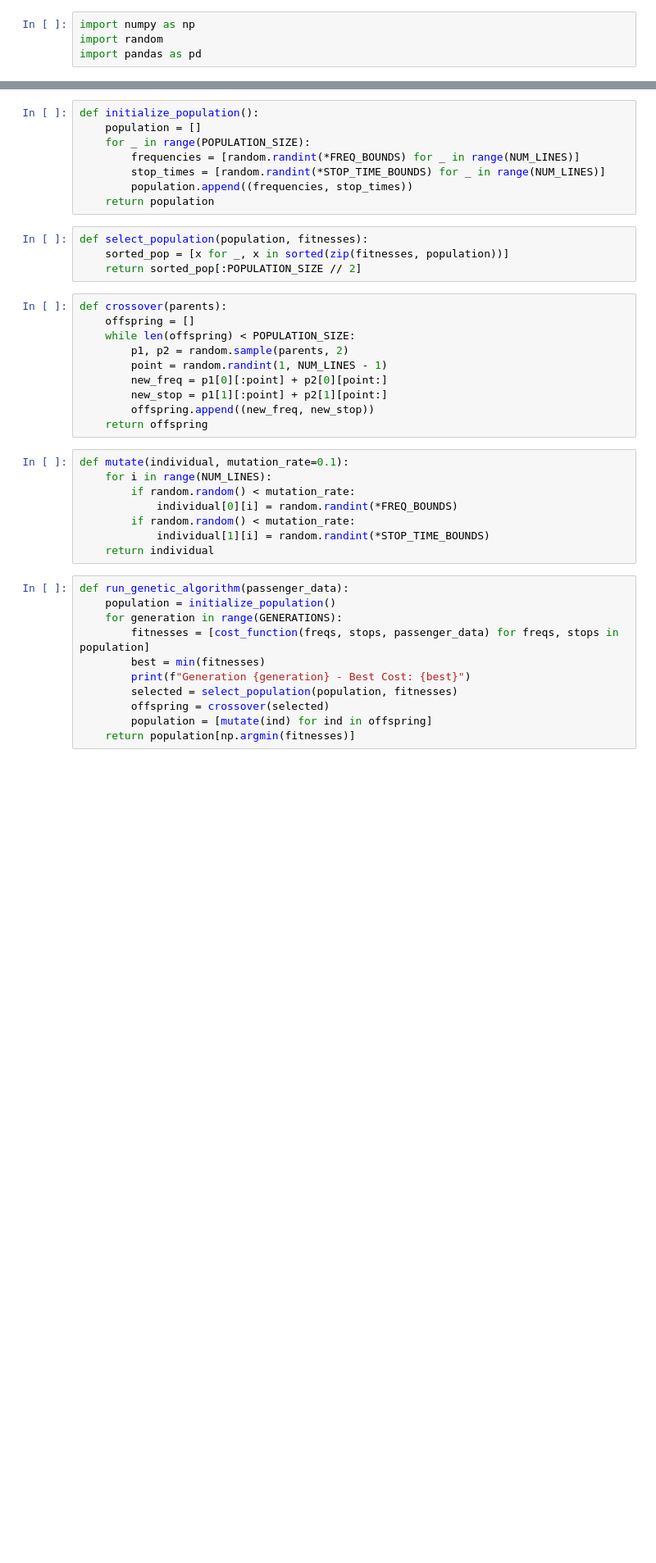
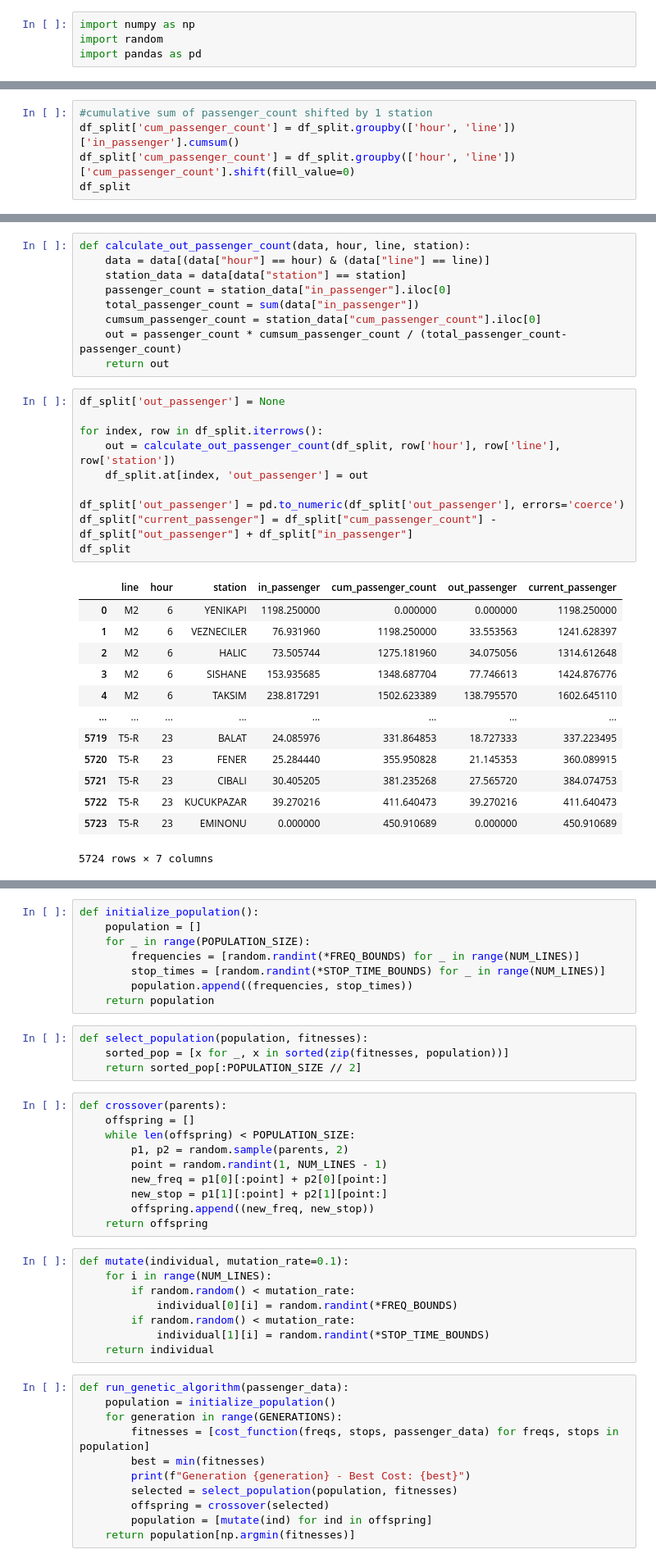
Before and after one commit to NeoAcar/Opti, a Jupyter notebook: main.ipynb, the cells around one changed output, grey strips where cells are left out. Shown: that part at 82% size. Saved outputs shown, nothing was run; the diff lists cells and outputs as text; blank space fills up the shorter version.

```diff
--- a/main.ipynb
+++ b/main.ipynb
@@ -149,0 +309,5 @@ data
+# %%
+#cumulative sum of passenger_count shifted by 1 station
+df_split['cum_passenger_count'] = df_split.groupby(['hour', 'line'])['in_passenger'].cumsum()
+df_split['cum_passenger_count'] = df_split.groupby(['hour', 'line'])['cum_passenger_count'].shift(fill_value=0)
+df_split
@@ -149,0 +328,33 @@ data
+# %%
+def calculate_out_passenger_count(data, hour, line, station):
+    data = data[(data["hour"] == hour) & (data["line"] == line)]
+    station_data = data[data["station"] == station]
+    passenger_count = station_data["in_passenger"].iloc[0]
+    total_passenger_count = sum(data["in_passenger"])
+    cumsum_passenger_count = station_data["cum_passenger_count"].iloc[0]
+    out = passenger_count * cumsum_passenger_count / (total_passenger_count-passenger_count)
+    return out
+# %%
+df_split['out_passenger'] = None
+
+for index, row in df_split.iterrows():
+    out = calculate_out_passenger_count(df_split, row['hour'], row['line'], row['station'])
+    df_split.at[index, 'out_passenger'] = out
+
+df_split['out_passenger'] = pd.to_numeric(df_split['out_passenger'], errors='coerce')
+df_split["current_passenger"] = df_split["cum_passenger_count"] - df_split["out_passenger"] + df_split["in_passenger"]
+df_split
+# %% [output]
+|  | line | hour | station | in_passenger | cum_passenger_count | out_passenger | current_passenger |
+| 0 | M2 | 6 | YENIKAPI | 1198.250000 | 0.000000 | 0.000000 | 1198.250000 |
+| 1 | M2 | 6 | VEZNECILER | 76.931960 | 1198.250000 | 33.553563 | 1241.628397 |
+| 2 | M2 | 6 | HALIC | 73.505744 | 1275.181960 | 34.075056 | 1314.612648 |
+| 3 | M2 | 6 | SISHANE | 153.935685 | 1348.687704 | 77.746613 | 1424.876776 |
+| 4 | M2 | 6 | TAKSIM | 238.817291 | 1502.623389 | 138.795570 | 1602.645110 |
+| ... | ... | ... | ... | ... | ... | ... | ... |
+| 5719 | T5-R | 23 | BALAT | 24.085976 | 331.864853 | 18.727333 | 337.223495 |
+| 5720 | T5-R | 23 | FENER | 25.284440 | 355.950828 | 21.145353 | 360.089915 |
+| 5721 | T5-R | 23 | CIBALI | 30.405205 | 381.235268 | 27.565720 | 384.074753 |
+| 5722 | T5-R | 23 | KUCUKPAZAR | 39.270216 | 411.640473 | 39.270216 | 411.640473 |
+| 5723 | T5-R | 23 | EMINONU | 0.000000 | 450.910689 | 0.000000 | 450.910689 |
+5724 rows × 7 columns
```
Also changed, not shown: parts of 23 cells of this notebook.
